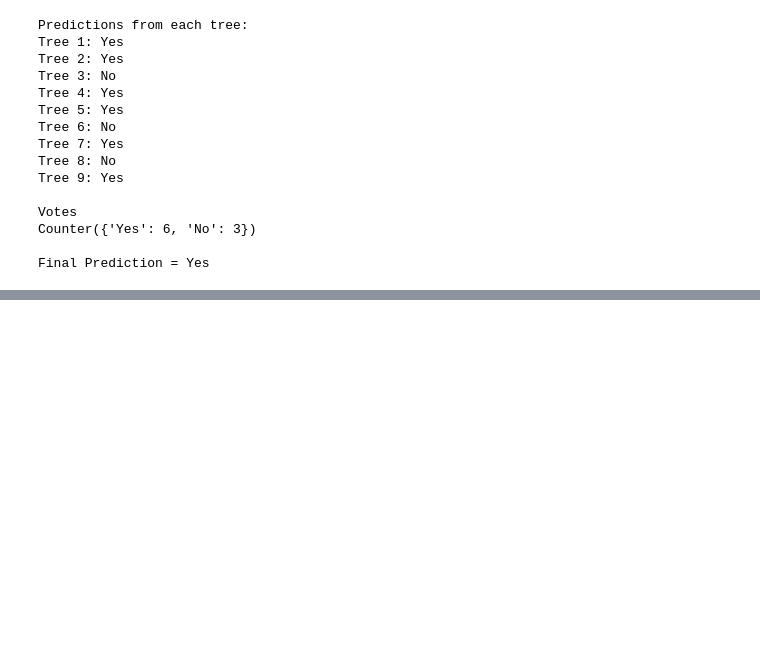
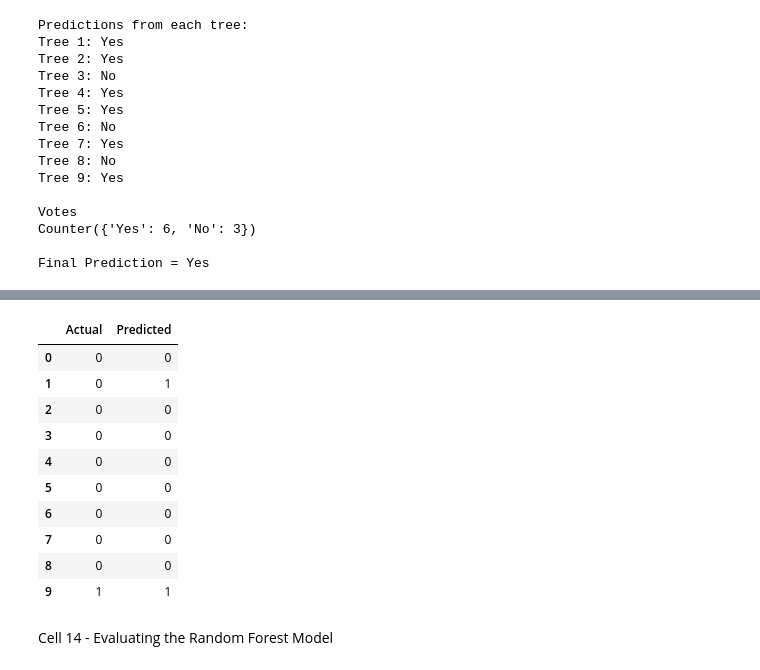
Before and after one commit to Hansy21/BMDS3003-Data-Science-Telcom-Customer-Churn-, a Jupyter notebook: member3_random_forest/RandomForest_exploration.ipynb, the cells around one changed output, grey strips where cells are left out. Saved outputs shown, nothing was run; the diff lists cells and outputs as text; code cells hidden in the pictures; blank space fills up the shorter version.

```diff
--- a/member3_random_forest/RandomForest_exploration.ipynb
+++ b/member3_random_forest/RandomForest_exploration.ipynb
@@ -311,0 +383,25 @@ Final Prediction = Yes
+# %%
+# Predict customer churn using the testing dataset
+y_pred = rf_model.predict(X_test)
+
+# Compare predictions with actual values
+comparison = pd.DataFrame({
+    "Actual": y_test.values,
+    "Predicted": y_pred
+})
+
+comparison.head(10)
+# %% [output]
+|  | Actual | Predicted |
+| 0 | 0 | 0 |
+| 1 | 0 | 1 |
+| 2 | 0 | 0 |
+| 3 | 0 | 0 |
+| 4 | 0 | 0 |
+| 5 | 0 | 0 |
+| 6 | 0 | 0 |
+| 7 | 0 | 0 |
+| 8 | 0 | 0 |
+| 9 | 1 | 1 |
+# %% [markdown]
+Cell 14 - Evaluating the Random Forest Model
```
Also changed, not shown: parts of 40 cells of this notebook, 8 other files.
